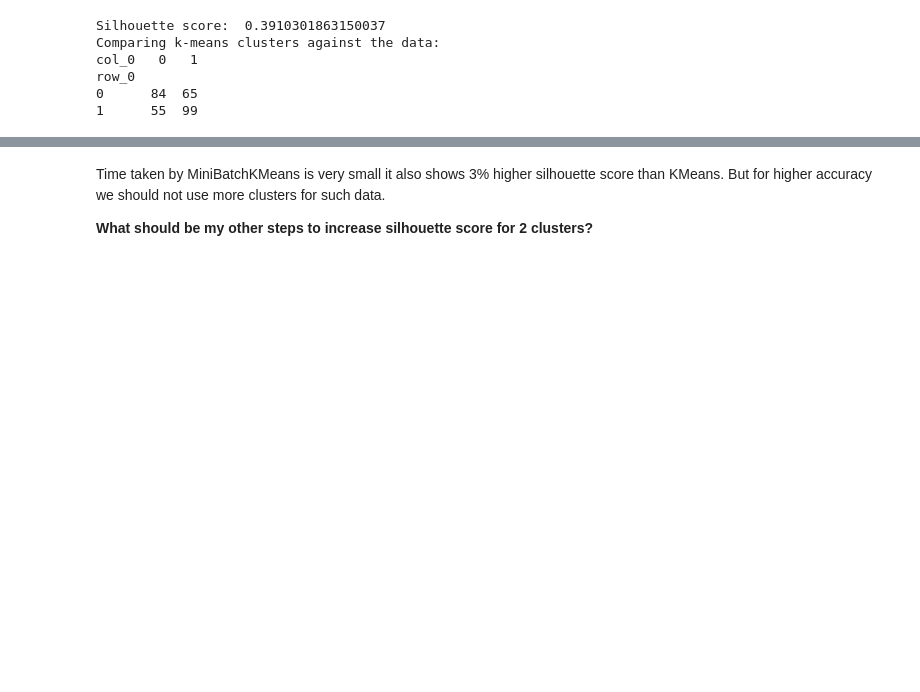
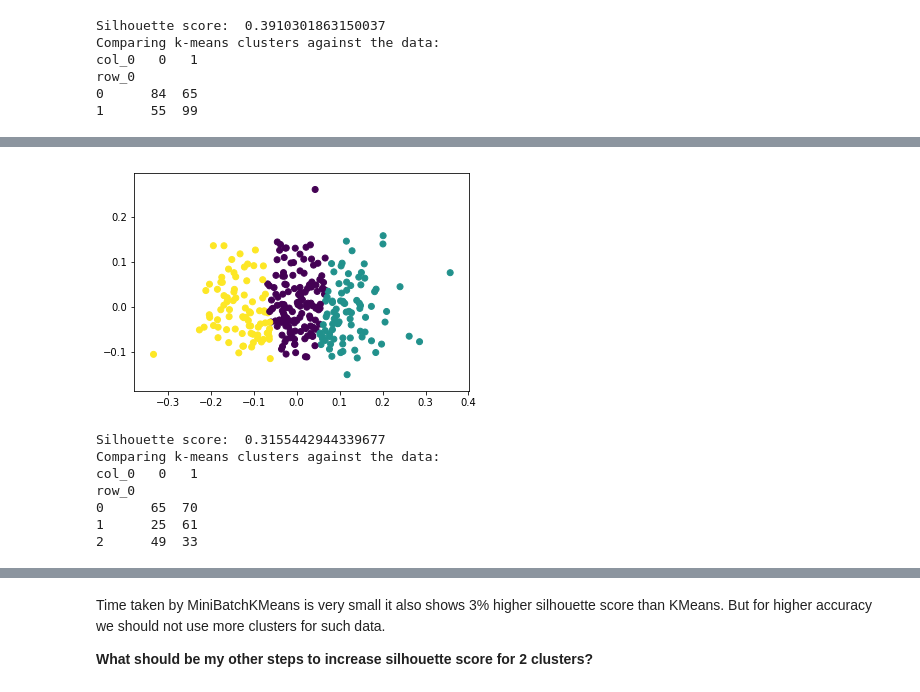
Before and after one commit to vivekpadia70/thinkful-data-science, a Jupyter notebook: More Clusters 4.2.2.ipynb, the cells around one changed output, grey strips where cells are left out. Cells and saved outputs as stored; diff of their text form; code cells hidden in the pictures; blank space fills up the shorter version.

Commit message:
added clustering notebooks

```diff
--- a/More Clusters 4.2.2.ipynb
+++ b/More Clusters 4.2.2.ipynb
@@ -74,0 +75,27 @@ row_0
+# %%
+# Normalize the data.
+X_norm = normalize(X)
+
+# Reduce it to two components.
+X_pca = PCA(2).fit_transform(X_norm)
+
+# Calculate predicted values.
+y_pred = KMeans(n_clusters=3, random_state=42).fit_predict(X_pca)
+
+# Plot the solution.
+plt.scatter(X_pca[:, 0], X_pca[:, 1], c=y_pred)
+plt.show()
+
+# Check the solution against the data.
+print("Silhouette score: ", silhouette_score(X_pca, y_pred))
+print('Comparing k-means clusters against the data:')
+print(pd.crosstab(y_pred, y))
+# %% [output]
+[figure, added]
+Silhouette score:  0.3155442944339677
+Comparing k-means clusters against the data:
+col_0   0   1
+row_0
+0      65  70
+1      25  61
+2      49  33
```
Also changed, not shown: parts of 7 cells of this notebook, 1 other file.
